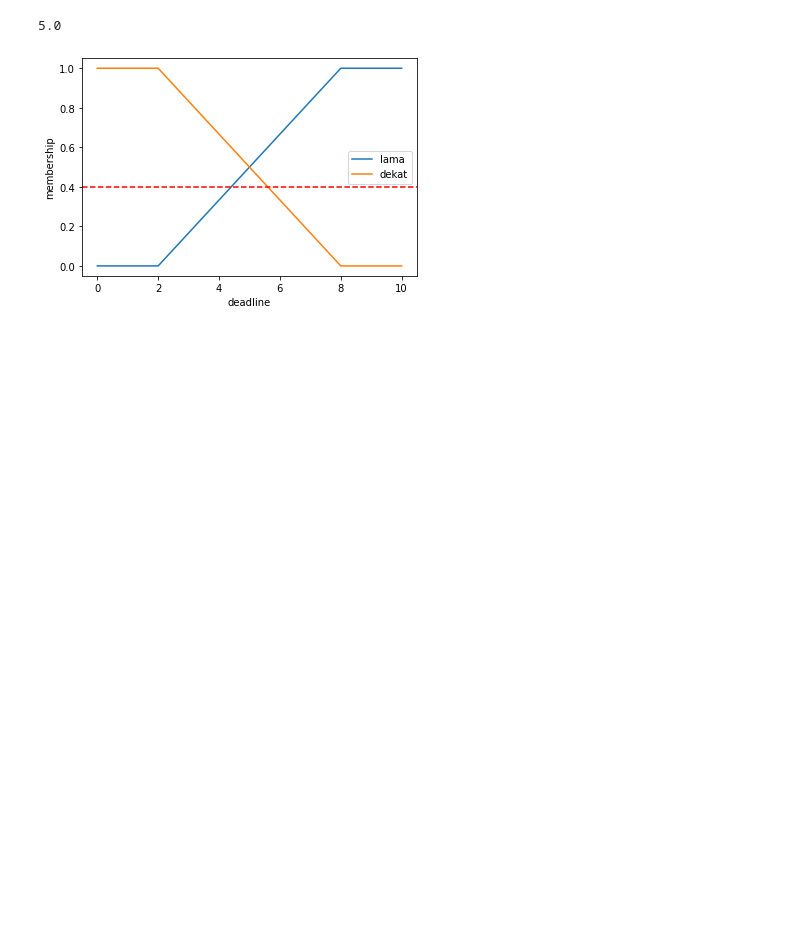
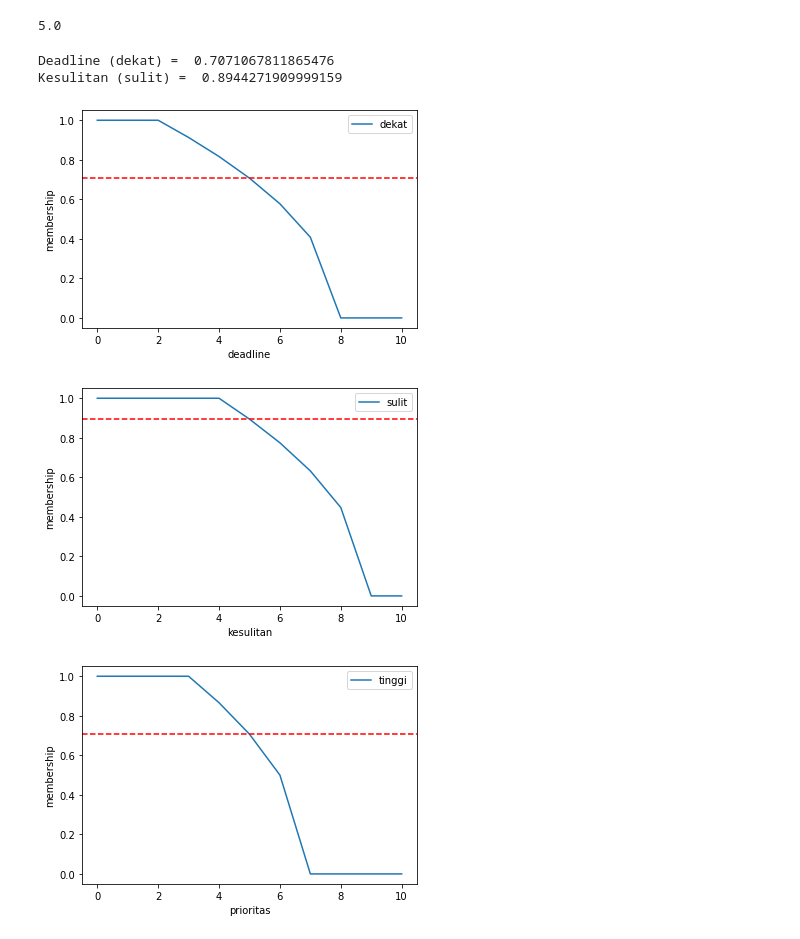
Before and after one commit to riezaferdi/Fuzzy-Tasks-Priorities, a Jupyter notebook: Final_Project.ipynb, the cells around one changed output. Saved outputs shown, nothing was run; the diff lists cells and outputs as text; code cells hidden in the pictures; blank space fills up the shorter version.

```diff
--- a/Final_Project.ipynb
+++ b/Final_Project.ipynb
@@ -344,26 +365,58 @@ z = pembilang/penyebut
 print(z)
 # %% [output]
 5.0
-# %%
-n = 0
-x_lama=[]
-y_lama=[]
-x_dekat=[]
-y_dekat=[]
-while n <= 10:
-  x_lama.append(n)
-  y_lama.append(deadline_lama(n))
-  x_dekat.append(n)
-  y_dekat.append(deadline_dekat(n))
-  n += 1
-
-
-plt.plot(x_lama,y_lama, label="lama")
-plt.plot(x_dekat,y_dekat, label="dekat")
-plt.axhline(y=0.4, color="r", linestyle = "--")
-plt.xlabel('deadline')
-plt.ylabel('membership')
-plt.legend()
-plt.show()
-# %% [output]
-[figure, removed]
+# %%
+#RULE ??
+dl=5
+ks=5
+
+dl100=deadline_agakDekat(dl)
+ks100=kesulitan_agakMudah(ks)
+z100=min(dl100,ks100)
+
+print("Deadline (dekat) = ", dl100)
+print("Kesulitan (sulit) = ", ks100)
+# %% [output]
+Deadline (dekat) =  0.7071067811865476
+Kesulitan (sulit) =  0.8944271909999159
+# %%
+n = 0
+x_agakDekat=[]
+y_agakDekat=[]
+x_agakMudah=[]
+y_agakMudah=[]
+x_agakRendah=[]
+y_agakRendah=[]
+while n <= 10:
+  x_agakDekat.append(n)
+  y_agakDekat.append(deadline_agakDekat(n))
+  x_agakMudah.append(n)
+  y_agakMudah.append(kesulitan_agakMudah(n))
+  x_agakRendah.append(n)
+  y_agakRendah.append(prioritas_agakRendah(n))
+  n += 1
+
+plt.plot(x_agakDekat,y_agakDekat, label="dekat")
+plt.axhline(y=dl100, color="r", linestyle = "--")
+plt.xlabel('deadline')
+plt.ylabel('membership')
+plt.legend()
+plt.show()
+
+plt.plot(x_agakMudah,y_agakMudah, label="sulit")
+plt.axhline(y=ks100, color="r", linestyle = "--")
+plt.xlabel('kesulitan')
+plt.ylabel('membership')
+plt.legend()
+plt.show()
+
+plt.plot(x_agakRendah,y_agakRendah, label="tinggi")
+plt.axhline(y=z100, color="r", linestyle = "--")
+plt.xlabel('prioritas')
+plt.ylabel('membership')
+plt.legend()
+plt.show()
+# %% [output]
+[figure, added]
+[figure, added]
+[figure, added]
```
Also changed, not shown: parts of 4 cells of this notebook.
